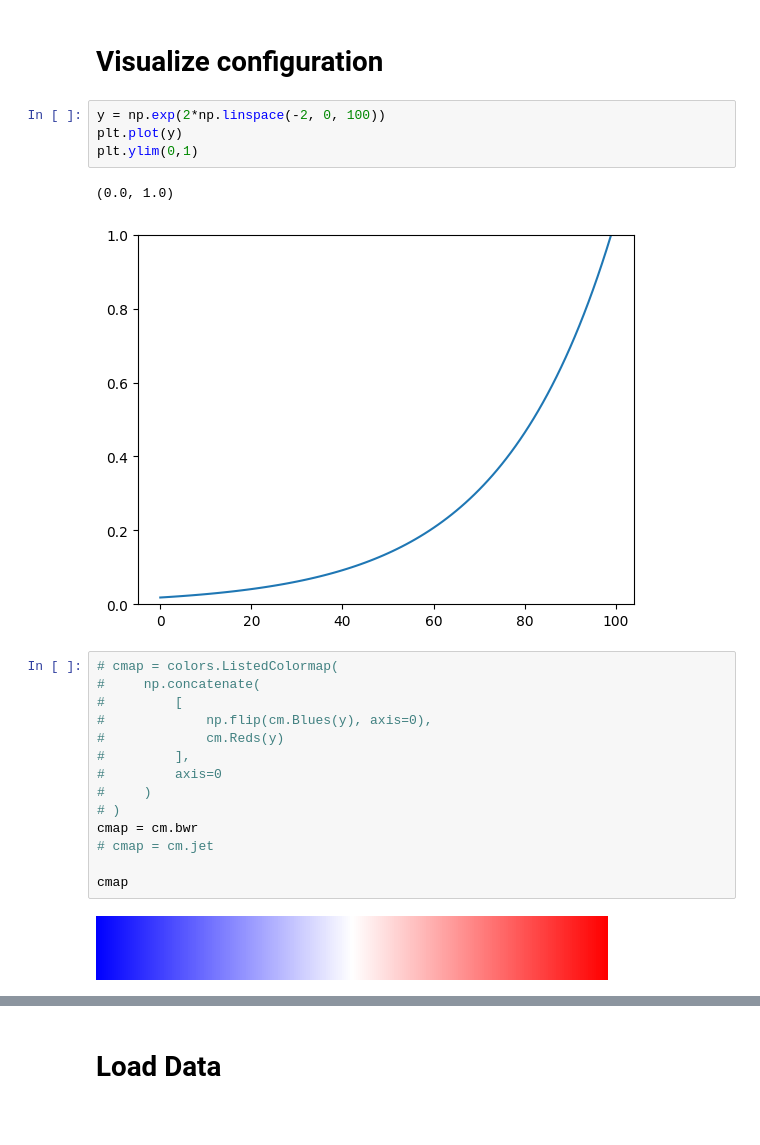
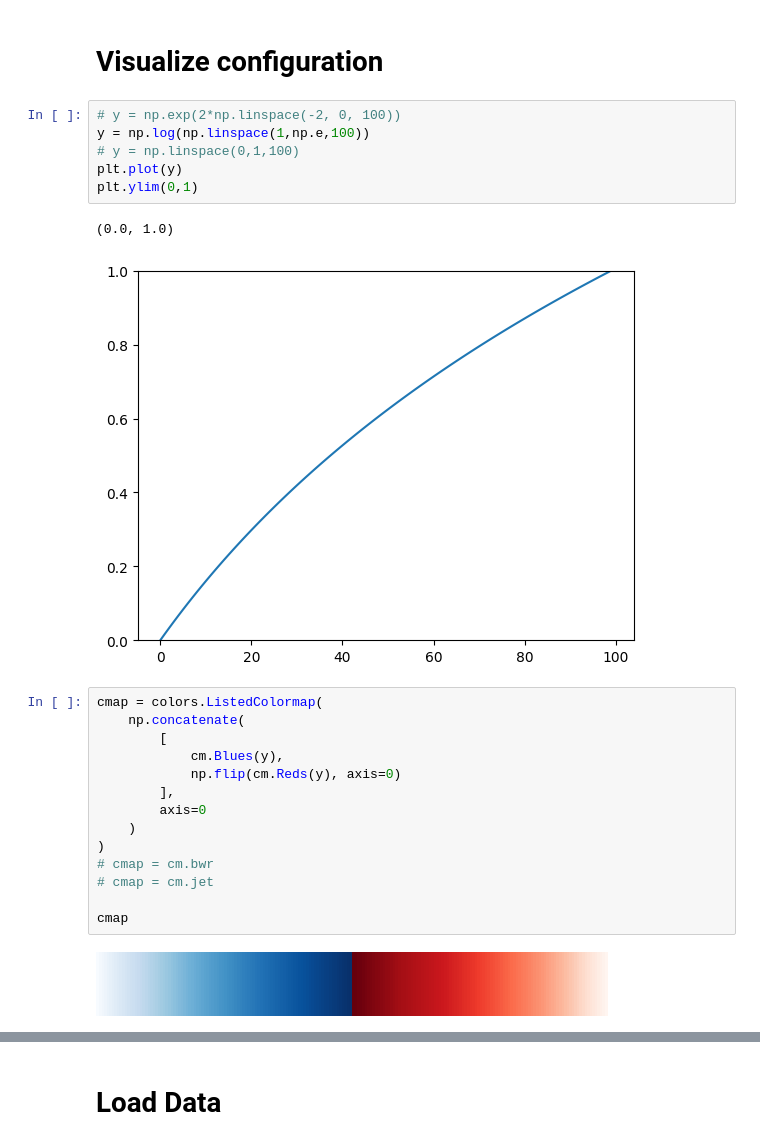
Before and after one commit to psb629/CommonLab, a Jupyter notebook: GP/scripts/fMRI.fig.3i.ipynb, the cells around one changed output, grey strips where cells are left out. Cells and saved outputs as stored; diff of their text form.

Commit message:
plot fig.3i

```diff
--- a/GP/scripts/fMRI.fig.3i.ipynb
+++ b/GP/scripts/fMRI.fig.3i.ipynb
@@ -152,27 +152,29 @@ mask.shape
 # %% [markdown]
 # Visualize configuration
 # %%
-y = np.exp(2*np.linspace(-2, 0, 100))
+# y = np.exp(2*np.linspace(-2, 0, 100))
+y = np.log(np.linspace(1,np.e,100))
+# y = np.linspace(0,1,100)
 plt.plot(y)
 plt.ylim(0,1)
 # %% [output]
 (0.0, 1.0)
-[figure, old version]
+[figure, new version]
 # %%
-# cmap = colors.ListedColormap(
-#     np.concatenate(
-#         [
-#             np.flip(cm.Blues(y), axis=0),
-#             cm.Reds(y)
-#         ],
-#         axis=0
-#     )
-# )
-cmap = cm.bwr
+cmap = colors.ListedColormap(
+    np.concatenate(
+        [
+            cm.Blues(y),
+            np.flip(cm.Reds(y), axis=0)
+        ],
+        axis=0
+    )
+)
+# cmap = cm.bwr
 # cmap = cm.jet
 
 cmap
 # %% [output]
-[figure, old version]
+[figure, new version]
 # %%
 p_thresh = 5.e-2
```
Also changed, not shown: parts of 14 cells of this notebook.
